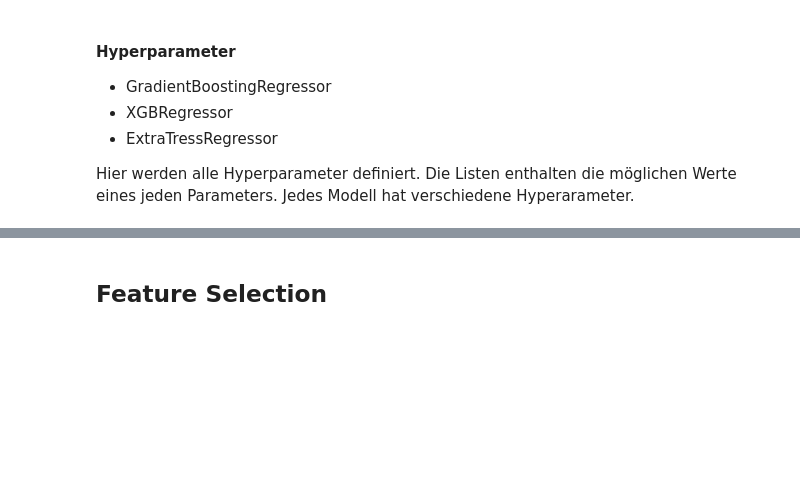
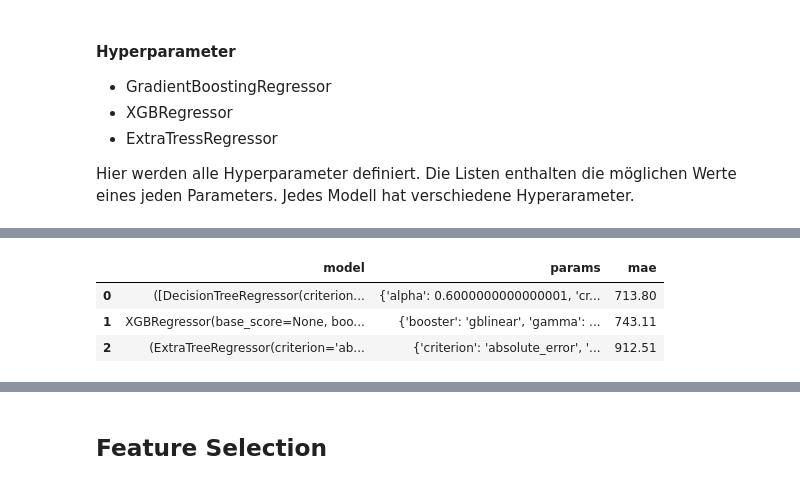
Before and after one commit to DavidRmn/introduction-data-science, a Jupyter notebook: project/task_3_Neu.ipynb, the cells around one changed output, grey strips where cells are left out. Cells and saved outputs as stored; diff of their text form; code cells hidden in the pictures; blank space fills up the shorter version.

Commit message:
Task 3
- Model Selection überarbeitet
- Feature Selection (work in progress)

```diff
--- a/project/task_3_Neu.ipynb
+++ b/project/task_3_Neu.ipynb
@@ -153,21 +143,31 @@ actualVsPredictChart(Y_test, pred["GradientBoostingRegressor"].to_numpy())
 Hier werden alle Hyperparameter definiert. Die Listen enthalten die möglichen Werte eines jeden Parameters. Jedes Modell hat verschiedene Hyperarameter.
 # %%
 gbRegressor = {
-    "loss": ['squared_error', 'absolute_error', 'huber', 'quantile'],
+    "loss": ['quantile'],#'squared_error', 'absolute_error', 'huber',
     "alpha":[0.2*x for x in range(1, 5)],
     "criterion": ['friedman_mse', 'squared_error'],
-    "learning_rate": [0.2*x for x in range(1, 5)]}
+    "learning_rate": [0.1*x for x in range(-2, 3)],
+    "max_depth": [None, 5, 10],
+    "n_estimators": [50, 100, 200]
+    }
 xgbRegressor = {
-    "n_estimators": [10, 50, 100],
-    "max_depth": [2, 3, 4],
-    "max_leaves": [0, 1, 3, 5, 7],
+    "n_estimators": [50, 100, 200],
+    "max_depth": [None, 5, 10],
+    "max_leaves": [0, 5, 10, 20],
     "learning_rate": [0.2*x for x in range(1, 5)],
-    "booster": ["gbtree", "gblinear", "dart"]
+    "booster": ["gbtree", "gblinear", "dart"],
+    "grow_policy": [0, 1],
+    "gamma": [1e-3, 1e-1, 1],
+    "reg_alpha": [1e-3, 1e-1, 1],
+    "reg_lambda": [1e-3, 1e-1, 1],
+    "metric": [skm.mean_absolute_error]
 }
+
 etRegressor = {
-    "n_estimators": [10, 50, 100],
+    "n_estimators": [50, 100, 200],
     "criterion": ["squared_error", "absolute_error", "friedman_mse", "poisson"],
-    "max_features": ["sqrt", "log2"]
+    "max_features": ["sqrt", "log2"],
+    "max_depth": [None, 3, 5, 10]
 }
 
 features = {
@@ -272,0 +178,13 @@ Name: 644, dtype: object
+# %%
+model_select_results = pd.DataFrame(columns=["model", "params", "mae"])
+for model_type in features:
+    gs_model = sms.GridSearchCV(estimator=model_type(),
+                                param_grid=features[model_type],
+                                n_jobs=-1,
+                                scoring='neg_mean_absolute_error')
+
+    gs_model.fit(X_train, Y_train)
+    print(f"Model type {str(model_type)}\nreached MAE of {gs_model.best_score_*-1}\n Params: {gs_model.best_params_}")
+    model_select_results.loc[len(model_select_results)] = [gs_model.best_estimator_, gs_model.best_params_, gs_model.best_score_*-1]
+
+model_select_results.sort_values("mae", inplace=True)
@@ -272,0 +201,7 @@ Name: 644, dtype: object
+# %%
+model_select_results
+# %% [output]
+|  | model | params | mae |
+| 0 | ([DecisionTreeRegressor(criterion... | {'alpha': 0.6000000000000001, 'cr... | 713.80 |
+| 1 | XGBRegressor(base_score=None, boo... | {'booster': 'gblinear', 'gamma': ... | 743.11 |
+| 2 | (ExtraTreeRegressor(criterion='ab... | {'criterion': 'absolute_error', '... | 912.51 |
```
Also changed, not shown: parts of 24 cells of this notebook.
